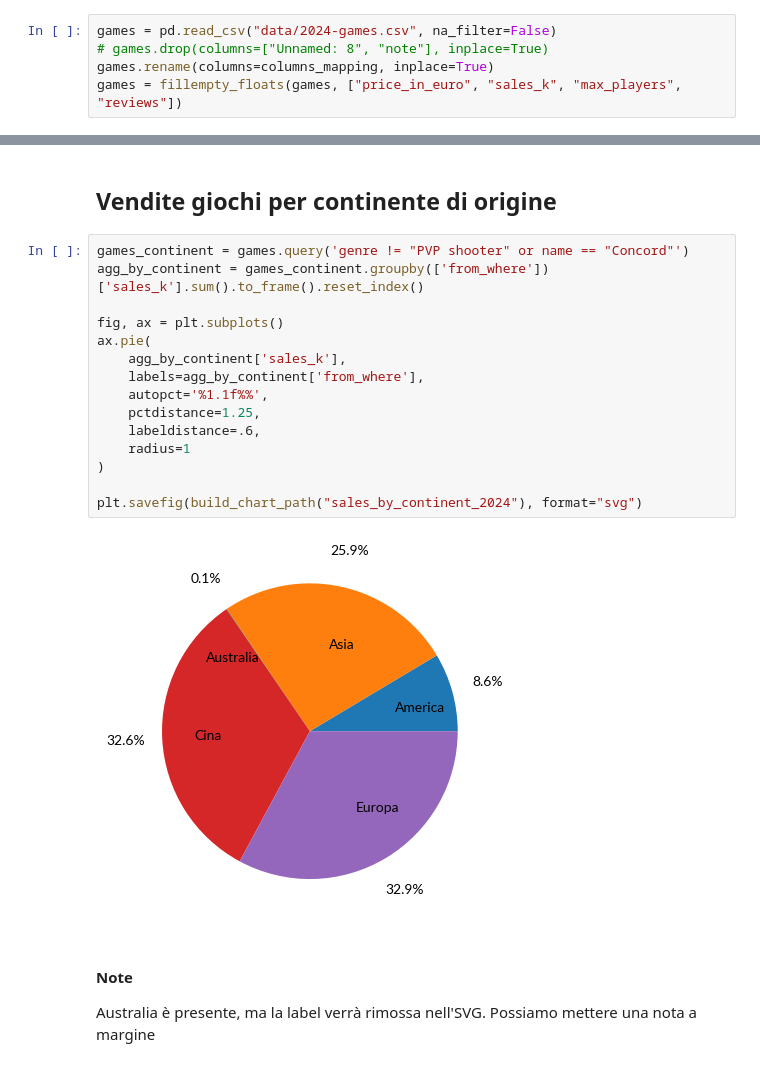
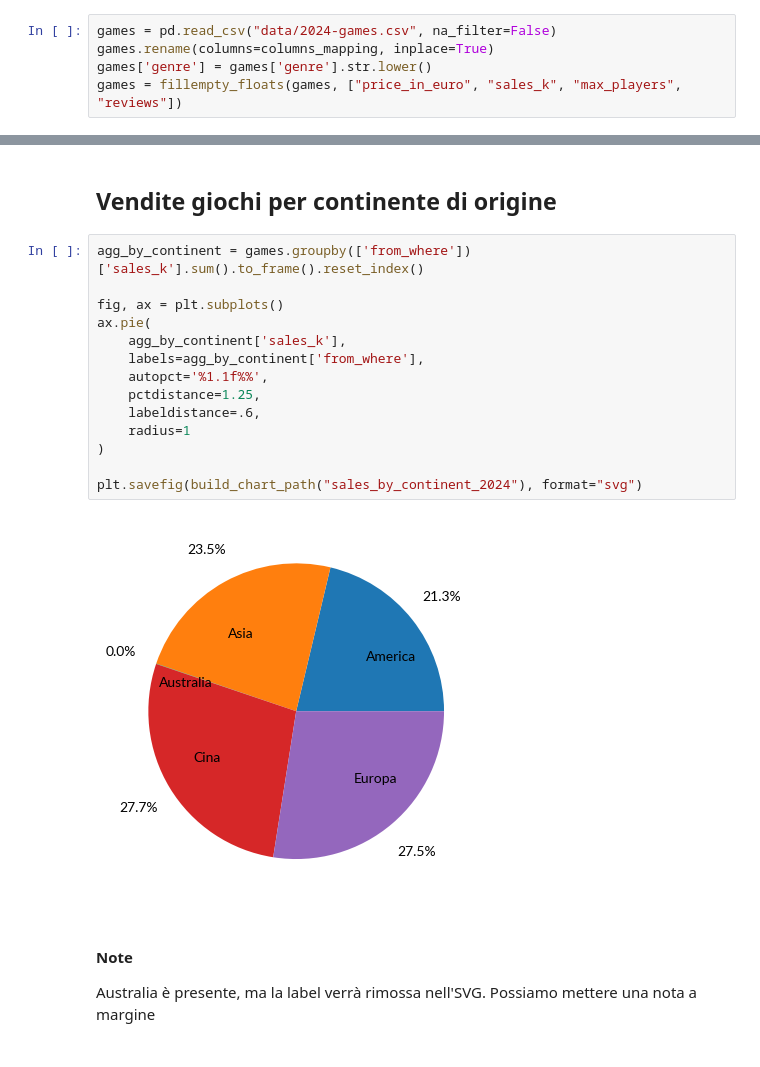
Before and after one commit to demic-dev/vs-project, a Jupyter notebook: charts.ipynb, the cells around one changed output, grey strips where cells are left out. Drawn from its saved outputs; the diff is of its cells as text.

Commit message:
added missing charts

```diff
--- a/charts.ipynb
+++ b/charts.ipynb
@@ -73,8 +55,8 @@ def build_chart_path(name):
     return f"charts/{name}.svg"
 # %%
 games = pd.read_csv("data/2024-games.csv", na_filter=False)
-# games.drop(columns=["Unnamed: 8", "note"], inplace=True)
 games.rename(columns=columns_mapping, inplace=True)
+games['genre'] = games['genre'].str.lower()
 games = fillempty_floats(games, ["price_in_euro", "sales_k", "max_players", "reviews"])
 # %%
 sales_aaa_aa = games.query('production == "AA" or production == "AAA"')
@@ -140,22 +122,21 @@ aggiungere linee verticali sugli assi
 # %% [markdown]
 ## Vendite giochi per continente di origine
 # %%
-games_continent = games.query('genre != "PVP shooter" or name == "Concord"')
-agg_by_continent = games_continent.groupby(['from_where'])['sales_k'].sum().to_frame().reset_index()
+agg_by_continent = games.groupby(['from_where'])['sales_k'].sum().to_frame().reset_index()
 
 fig, ax = plt.subplots()
 ax.pie(
     agg_by_continent['sales_k'],
     labels=agg_by_continent['from_where'],
     autopct='%1.1f%%',
     pctdistance=1.25,
     labeldistance=.6,
     radius=1
 )
 
 plt.savefig(build_chart_path("sales_by_continent_2024"), format="svg")
 # %% [output]
-[figure, old version]
+[figure, new version]
 # %% [markdown]
 #### Note
 
```
Also changed, not shown: parts of 10 cells of this notebook, 41 other files.
